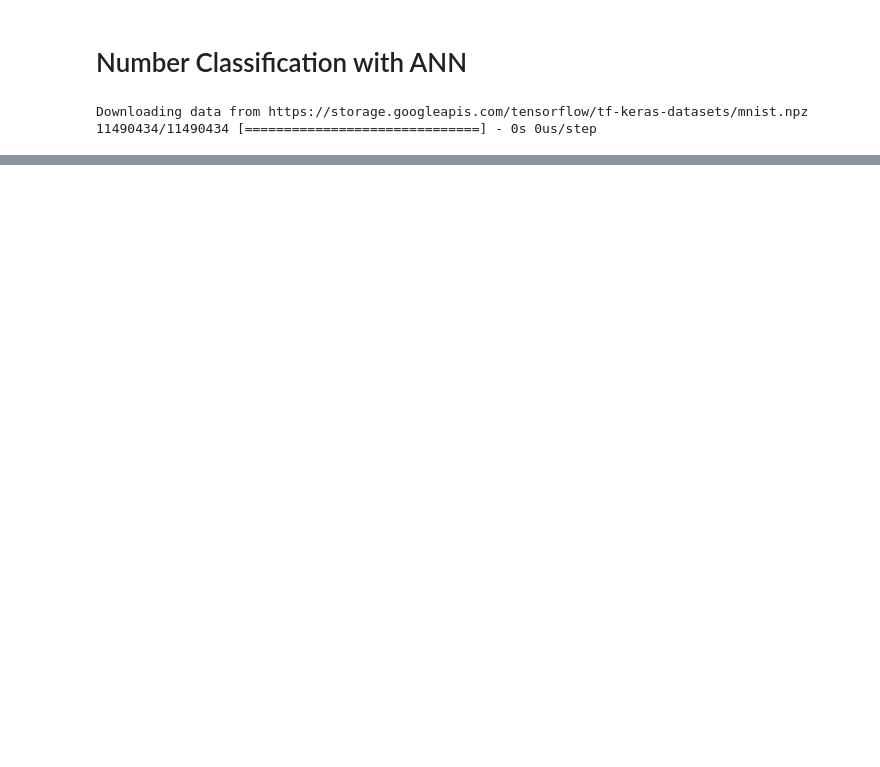
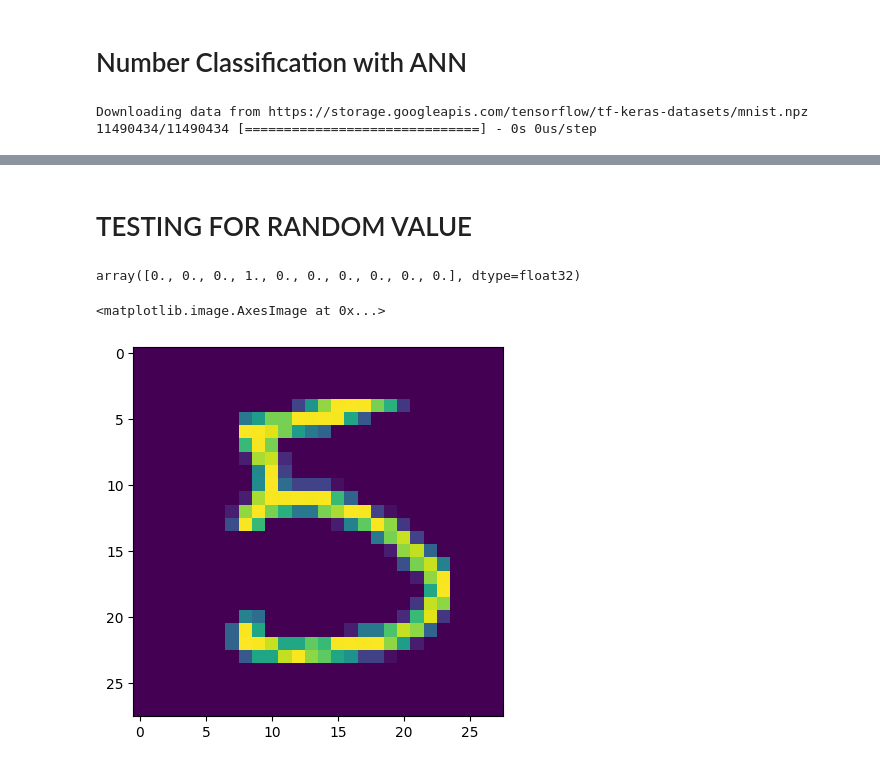
Before and after one commit to Vedatgul/Number-Classification-with-ANN, a Jupyter notebook: number-classification-with-ann.ipynb, the cells around one changed output, grey strips where cells are left out. Cells and saved outputs as stored; diff of their text form; code cells hidden in the pictures; blank space fills up the shorter version.

```diff
--- a/number-classification-with-ann.ipynb
+++ b/number-classification-with-ann.ipynb
@@ -69,0 +31,16 @@ test_acc: 0.974399983882904
+# %%
+batch_size = 128
+num_classes = 10
+epochs = 6
+
+img_rows, img_cols = 28, 28
+
+
+if K.image_data_format() == 'channels_first':
+    x_train = x_train.reshape(x_train.shape[0], 1, img_rows, img_cols)
+    x_test = x_test.reshape(x_test.shape[0], 1, img_rows, img_cols)
+    input_shape = (1, img_rows, img_cols)
+else:
+    x_train = x_train.reshape(x_train.shape[0], img_rows, img_cols, 1)
+    x_test = x_test.reshape(x_test.shape[0], img_rows, img_cols, 1)
+    input_shape = (img_rows, img_cols, 1)
@@ -69,0 +133,12 @@ test_acc: 0.974399983882904
+# %% [markdown]
+# TESTING FOR RANDOM VALUE
+# %%
+test_image = x_test[15]
+y_test[32]
+# %% [output]
+array([0., 0., 0., 1., 0., 0., 0., 0., 0., 0.], dtype=float32)
+# %%
+plt.imshow(test_image.reshape(28,28))
+# %% [output]
+<matplotlib.image.AxesImage at 0x...>
+[figure, added]
```
Also changed, not shown: parts of 24 cells of this notebook.
